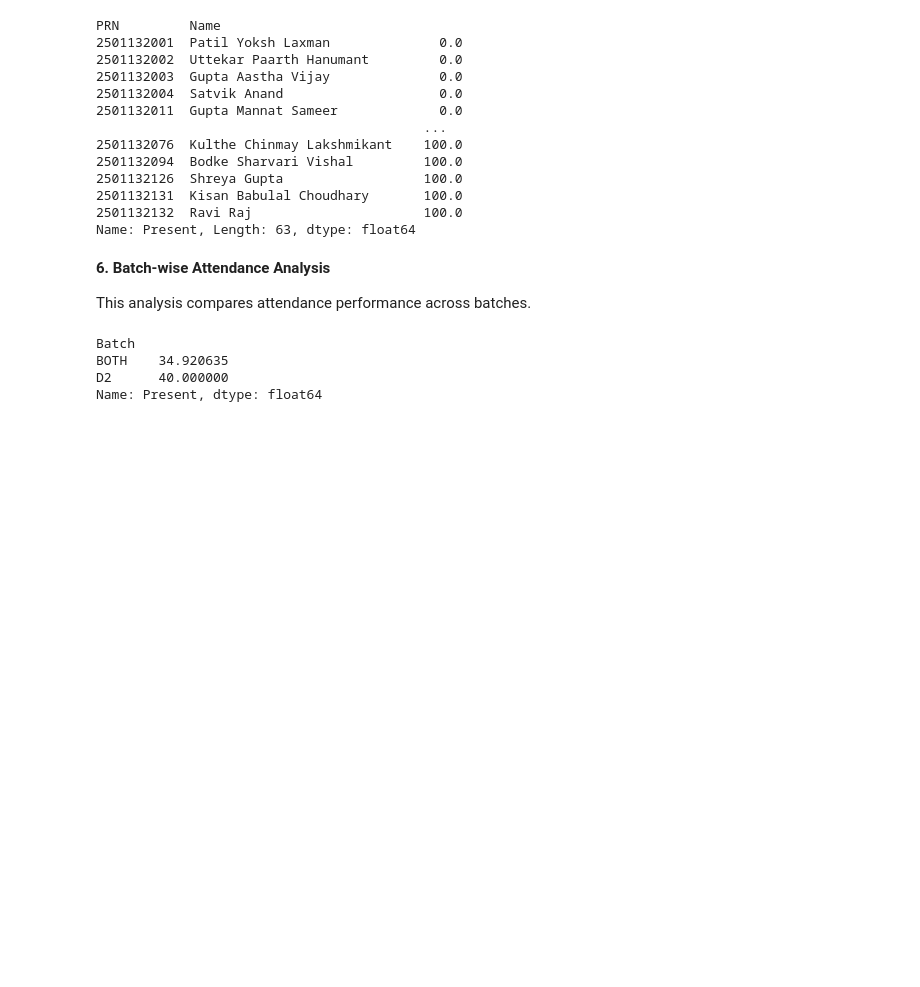
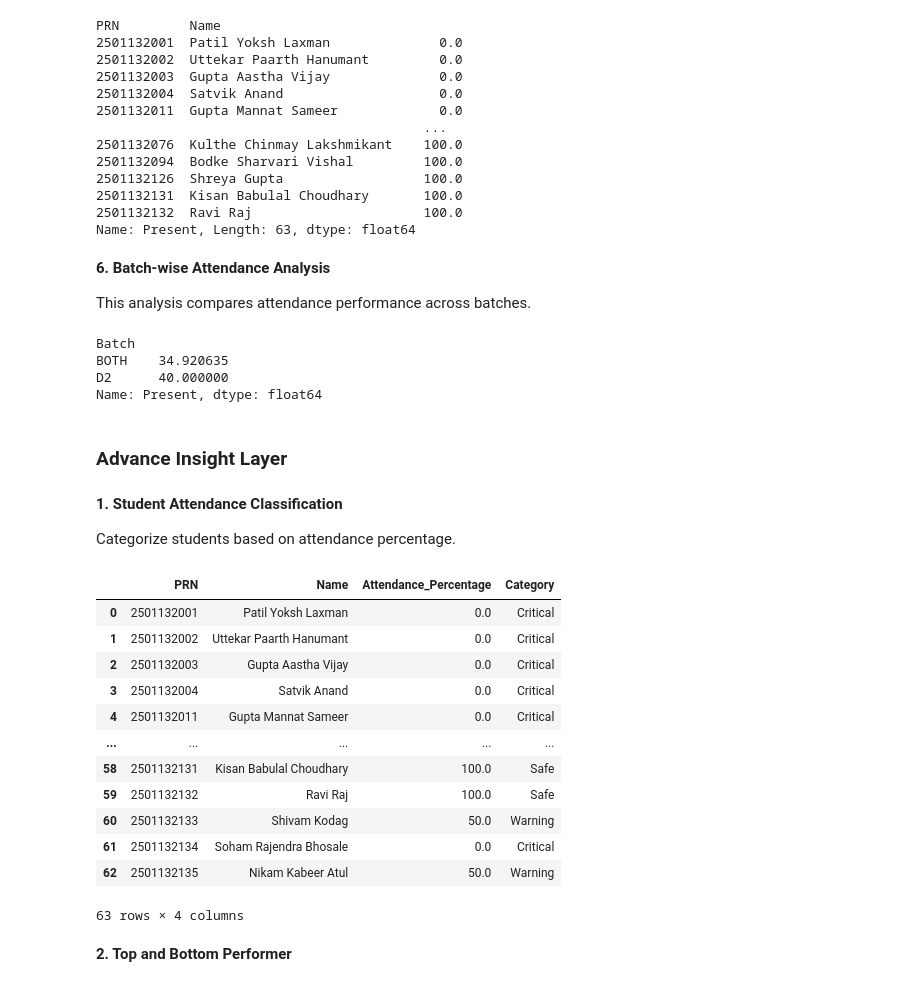
Before and after one commit to TanmayJain09/end-sem-practical-pbl, a Jupyter notebook: Analysis/notebooks/dummy_analysis.ipynb, the cells around one changed output. Drawn from its saved outputs; the diff is of its cells as text; code cells hidden in the pictures; blank space fills up the shorter version.

Commit message:
Few insights added and documentated in ipynb file

```diff
--- a/Analysis/notebooks/dummy_analysis.ipynb
+++ b/Analysis/notebooks/dummy_analysis.ipynb
@@ -386,3 +386,46 @@ Batch
 BOTH    34.920635
 D2      40.000000
 Name: Present, dtype: float64
+# %% [markdown]
+### **Advance Insight Layer**
+# %% [markdown]
+**1. Student Attendance Classification**
+
+Categorize students based on attendance percentage.
+# %%
+student_attendance = (
+    attendance_df
+    .groupby(["PRN","Name"])["Present"]
+    .mean() *100
+)
+student_attendance = student_attendance.reset_index()
+student_attendance.rename(columns={'Present':'Attendance_Percentage'},inplace=True)
+
+def classify_attendance(x):
+    if x>=75:
+        return 'Safe'
+    elif x>=50:
+        return 'Warning'
+    else :
+        return 'Critical'
+
+student_attendance['Category'] = student_attendance["Attendance_Percentage"].apply(classify_attendance)
+student_attendance.sort_values('Attendance_Percentage')
+
+student_attendance
+# %% [output]
+|  | PRN | Name | Attendance_Percentage | Category |
+| 0 | 2501132001 | Patil Yoksh Laxman | 0.0 | Critical |
+| 1 | 2501132002 | Uttekar Paarth Hanumant | 0.0 | Critical |
+| 2 | 2501132003 | Gupta Aastha Vijay | 0.0 | Critical |
+| 3 | 2501132004 | Satvik Anand | 0.0 | Critical |
+| 4 | 2501132011 | Gupta Mannat Sameer | 0.0 | Critical |
+| ... | ... | ... | ... | ... |
+| 58 | 2501132131 | Kisan Babulal Choudhary | 100.0 | Safe |
+| 59 | 2501132132 | Ravi Raj | 100.0 | Safe |
+| 60 | 2501132133 | Shivam Kodag | 50.0 | Warning |
+| 61 | 2501132134 | Soham Rajendra Bhosale | 0.0 | Critical |
+| 62 | 2501132135 | Nikam Kabeer Atul | 50.0 | Warning |
+63 rows × 4 columns
+# %% [markdown]
+**2. Top and Bottom Performer**
```
Also changed, not shown: parts of 5 cells of this notebook, 1 other file.
